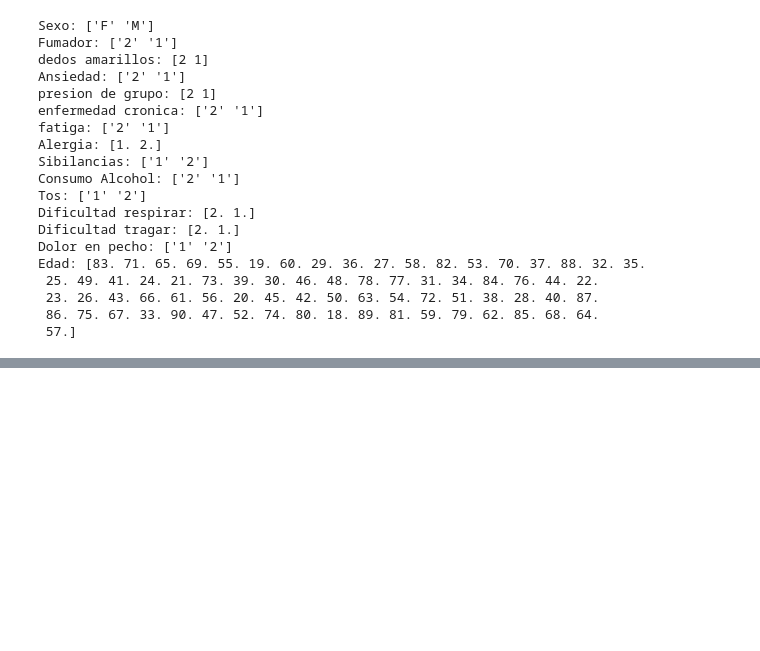
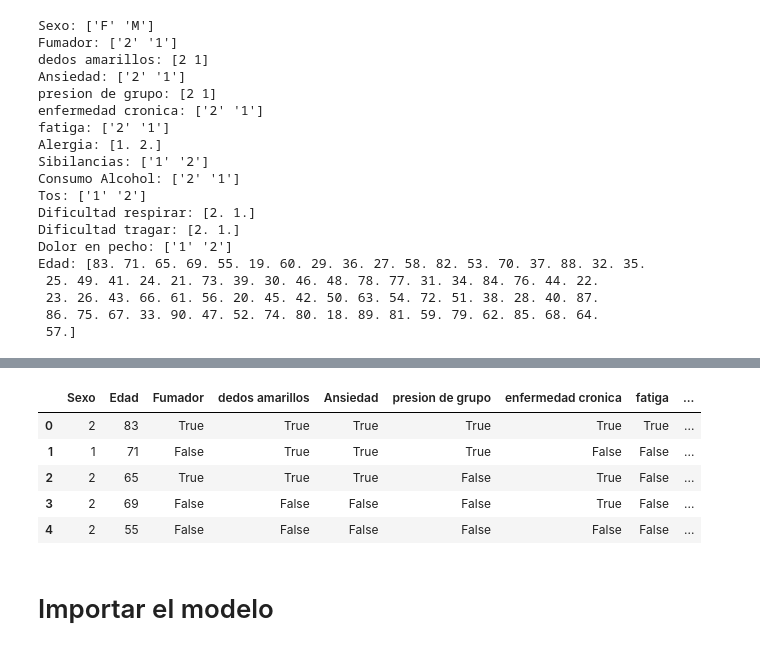
Before and after one commit to eric-castillo05/HackatecITZacatepec-Filtro-FaseLocal-2024, a Jupyter notebook: modelos.ipynb, the cells around one changed output, grey strips where cells are left out. Drawn from its saved outputs; the diff is of its cells as text; code cells hidden in the pictures; blank space fills up the shorter version.

Commit message:
feature: change model

```diff
--- a/models.ipynb
+++ b/modelos.ipynb
@@ -439,0 +404,21 @@ test_data_filtered.describe()
+# %%
+columns_to_convert = ['Sexo', 'Edad']
+for column in test_data_filtered.columns:
+    if column not in columns_to_convert:
+        test_data_filtered[column] = test_data_filtered[column].map({1: False, 2: True})
+# %%
+# Supongamos que 'df' es tu DataFrame
+columnas = test_data_filtered.columns.tolist()
+columnas.insert(1, columnas.pop(columnas.index('Edad')))
+test_data_filtered = test_data_filtered[columnas]
+# %%
+test_data_filtered.head()
+# %% [output]
+|  | Sexo | Edad | Fumador | dedos amarillos | Ansiedad | presion de grupo | enfermedad cronica | fatiga | ... |
+| 0 | 2 | 83 | True | True | True | True | True | True | ... |
+| 1 | 1 | 71 | False | True | True | True | False | False | ... |
+| 2 | 2 | 65 | True | True | True | False | True | False | ... |
+| 3 | 2 | 69 | False | False | False | False | True | False | ... |
+| 4 | 2 | 55 | False | False | False | False | False | False | ... |
+# %% [markdown]
+# Importar el modelo #
```
Also changed, not shown: parts of 49 cells of this notebook, 4 other files.
